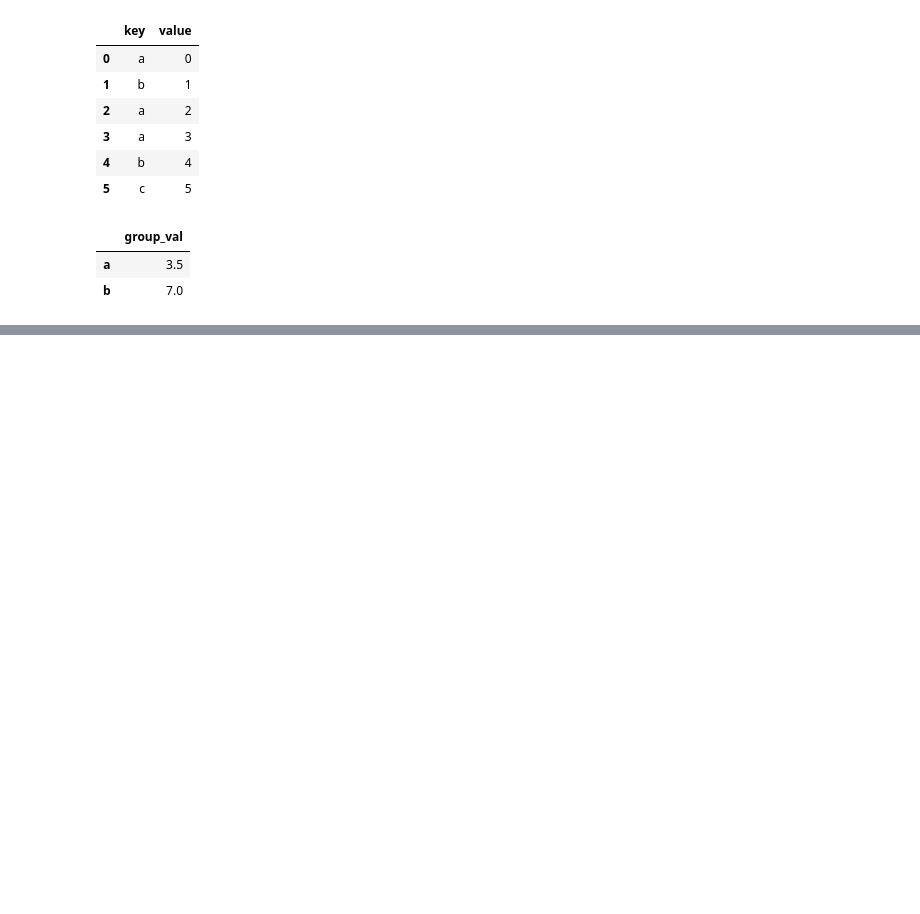
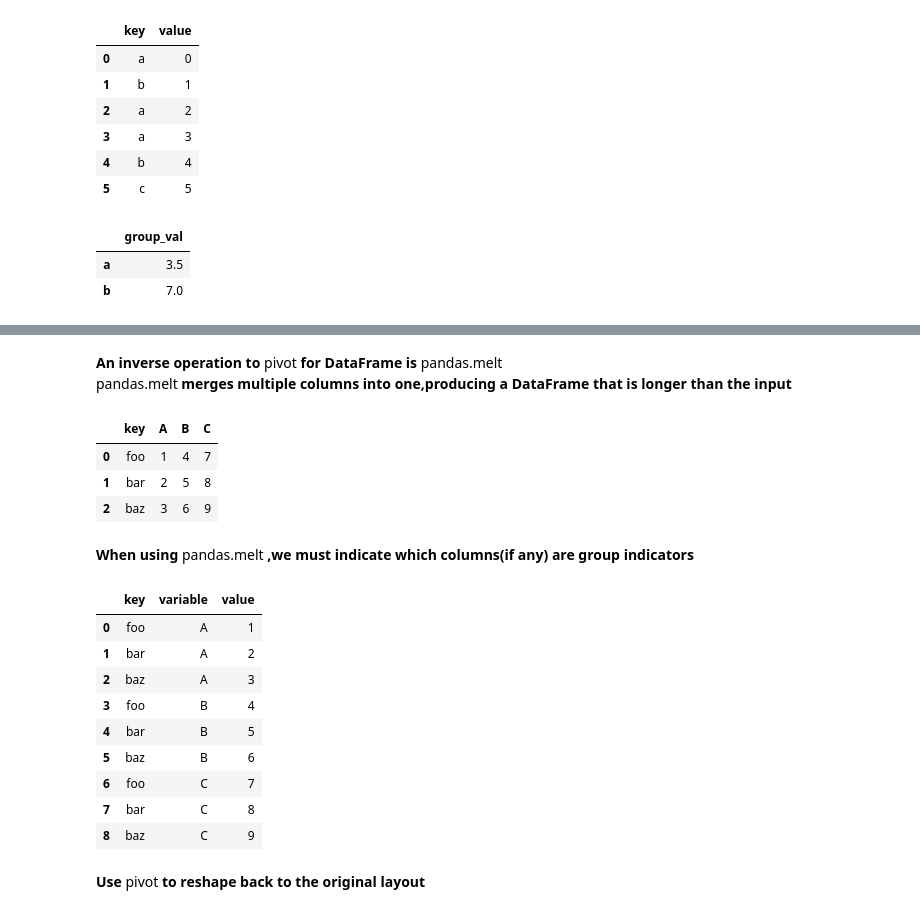
Before and after one commit to lzeng11bc/pandas-practice, a Jupyter notebook: datawrangling.ipynb, the cells around one changed output, grey strips where cells are left out. Cells and saved outputs as stored; diff of their text form; code cells hidden in the pictures; blank space fills up the shorter version.

```diff
--- a/datawrangling.ipynb
+++ b/datawrangling.ipynb
@@ -445,0 +1002,31 @@ right1
+# %% [markdown]
+**An inverse operation to** pivot **for DataFrame is** pandas.melt<br>
+pandas.melt **merges multiple columns into one,producing a DataFrame that is longer than the input**
+# %%
+df=pd.DataFrame({'key':['foo','bar','baz'],'A':[1,2,3],'B':[4,5,6],'C':[7,8,9]})
+# %%
+df
+# %% [output]
+|  | key | A | B | C |
+| 0 | foo | 1 | 4 | 7 |
+| 1 | bar | 2 | 5 | 8 |
+| 2 | baz | 3 | 6 | 9 |
+# %% [markdown]
+**When using** pandas.melt **,we must indicate which columns(if any) are group indicators**
+# %%
+melted=pd.melt(df,['key'])
+# %%
+melted
+# %% [output]
+|  | key | variable | value |
+| 0 | foo | A | 1 |
+| 1 | bar | A | 2 |
+| 2 | baz | A | 3 |
+| 3 | foo | B | 4 |
+| 4 | bar | B | 5 |
+| 5 | baz | B | 6 |
+| 6 | foo | C | 7 |
+| 7 | bar | C | 8 |
+| 8 | baz | C | 9 |
+# %% [markdown]
+**Use** pivot **to reshape back to the original layout**
```
Also changed, not shown: parts of 126 cells of this notebook.
